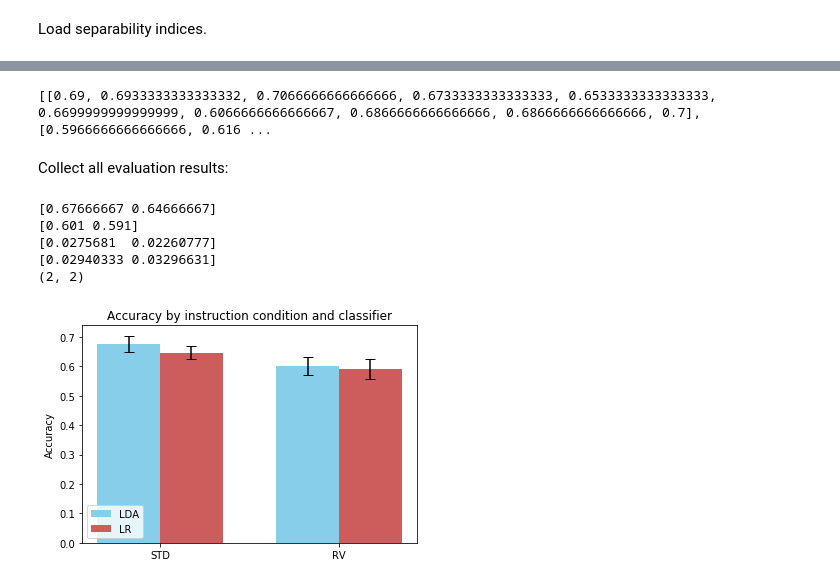
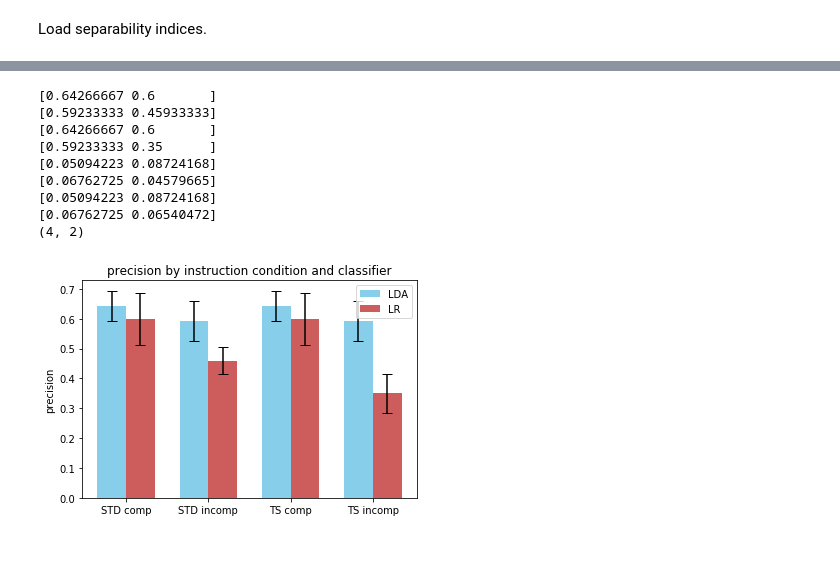
Before and after one commit to liephat/personality_seegnature, a Jupyter notebook: personality_seegnature/classify-interr2.ipynb, the cells around one changed output, grey strips where cells are left out. Drawn from its saved outputs; the diff is of its cells as text; code cells hidden in the pictures; blank space fills up the shorter version.

```diff
--- a/personality_seegnature/classify-interr2.ipynb
+++ b/personality_seegnature/classify-interr2.ipynb
@@ -238,50 +248,0 @@ results_std_comp.append(results_lr)
-# %%
-print(results_std_comp)
-# %% [output]
-[[0.69, 0.6933333333333332, 0.7066666666666666, 0.6733333333333333, 0.6533333333333333, 0.6699999999999999, 0.6066666666666667, 0.6866666666666666, 0.6866666666666666, 0.7], [0.5966666666666666, 0.616 ...
-# %% [markdown]
-Collect all evaluation results:
-# %%
-results_std_comp = np.array(results_std_comp)
-results_std_incomp = np.array(results_std_incomp)
-
-results = []
-print(np.mean(results_std_comp, axis=1))
-print(np.mean(results_std_incomp, axis=1))
-
-print(np.std(results_std_comp, axis=1))
-print(np.std(results_std_incomp, axis=1))
-
-results.append(results_std_comp)
-results.append(results_std_incomp)
-
-results = np.array(results)
-
-means = np.mean(results, axis=2)
-stds = np.std(results, axis=2)
-
-print(means.shape)
-
-ind = np.arange(len(means))
-width = 0.35
-
-fig, ax = plt.subplots()
-rects1 = ax.bar(ind - width/2, means[:,0], width, yerr=stds[:,0], color='SkyBlue', label='LDA', capsize=5)
-rects2 = ax.bar(ind + width/2, means[:,1], width, yerr=stds[:,1], color='IndianRed', label='LR', capsize=5)
-
-ax.set_ylabel('Accuracy')
-ax.set_title('Accuracy by instruction condition and classifier')
-ax.set_xticks(ind)
-ax.set_xticklabels(('STD', 'RV', 'RR'))
-ax.legend()
-
-plot_path = os.path.abspath(os.path.join(image_directory, 'interr1_comparison_lr_lda.png'))
-
-plt.savefig(plot_path, dpi=300, bbox_inches='tight')
-# %% [output]
-[0.67666667 0.64666667]
-[0.601 0.591]
-[0.0275681  0.02260777]
-[0.02940333 0.03296631]
-(2, 2)
-[figure, removed]
@@ -287,0 +345,13 @@ plt.savefig(plot_path, dpi=300, bbox_inches='tight')
+# %%
+run_set_of_evaluations(10, 'precision')
+# %% [output]
+[0.64266667 0.6       ]
+[0.59233333 0.45933333]
+[0.64266667 0.6       ]
+[0.59233333 0.35      ]
+[0.05094223 0.08724168]
+[0.06762725 0.04579665]
+[0.05094223 0.08724168]
+[0.06762725 0.06540472]
+(4, 2)
+[figure, added]
```
Also changed, not shown: parts of 13 cells of this notebook, 3 other files.
